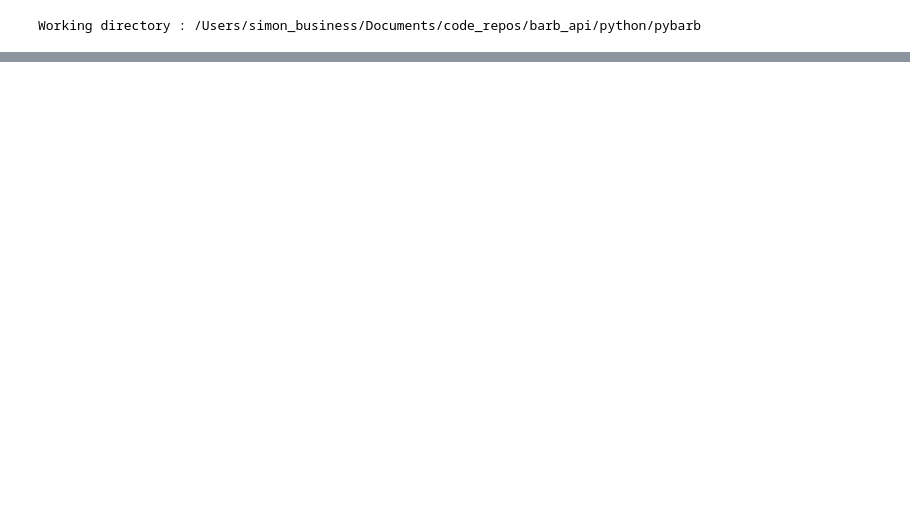
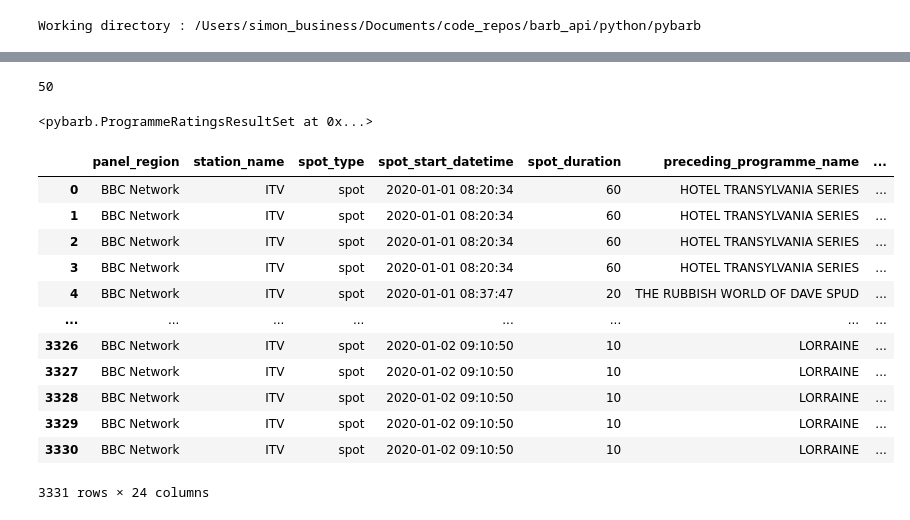
Before and after one commit to khaledserafy/pybarb, a Jupyter notebook: python/pybarb/testing.ipynb, the cells around one changed output, grey strips where cells are left out. Drawn from its saved outputs; the diff is of its cells as text; code cells hidden in the pictures; blank space fills up the shorter version.

```diff
--- a/python/pybarb/testing.ipynb
+++ b/python/pybarb/testing.ipynb
@@ -15,7 +13,5 @@ Working directory : /Users/simon_business/Documents/code_repos/barb_api/python/p
 # %%
 with open("/Users/simon_business/Documents/disposable/clients/BARB/creds.json") as file:
     creds = json.loads(file.read())
-test = pb.BarbAPI(creds)
-test.connect()
-r = test.query("panels")
-r.text
+barb_api = pb.BarbAPI(creds)
+barb_api.connect()
@@ -23,0 +44,26 @@ r.text
+# %%
+barb_api.get_panel_code("bbc network")
+# %% [output]
+50
+# %%
+barb_api.programme_ratings("2020-01-01", "2020-01-03", station="BBC1", panel="bbc network", consolidated=True, limit=5000)
+# %% [output]
+<pybarb.ProgrammeRatingsResultSet at 0x...>
+# %%
+barb_api.advertising_spots("2020-01-01", "2020-01-02",
+                           station="ITV1", panel="bbc network",
+                           consolidated=True, limit=5000).to_dataframe()
+# %% [output]
+|  | panel_region | station_name | spot_type | spot_start_datetime | spot_duration | preceding_programme_name | ... |
+| 0 | BBC Network | ITV | spot | 2020-01-01 08:20:34 | 60 | HOTEL TRANSYLVANIA SERIES | ... |
+| 1 | BBC Network | ITV | spot | 2020-01-01 08:20:34 | 60 | HOTEL TRANSYLVANIA SERIES | ... |
+| 2 | BBC Network | ITV | spot | 2020-01-01 08:20:34 | 60 | HOTEL TRANSYLVANIA SERIES | ... |
+| 3 | BBC Network | ITV | spot | 2020-01-01 08:20:34 | 60 | HOTEL TRANSYLVANIA SERIES | ... |
+| 4 | BBC Network | ITV | spot | 2020-01-01 08:37:47 | 20 | THE RUBBISH WORLD OF DAVE SPUD | ... |
+| ... | ... | ... | ... | ... | ... | ... | ... |
+| 3326 | BBC Network | ITV | spot | 2020-01-02 09:10:50 | 10 | LORRAINE | ... |
+| 3327 | BBC Network | ITV | spot | 2020-01-02 09:10:50 | 10 | LORRAINE | ... |
+| 3328 | BBC Network | ITV | spot | 2020-01-02 09:10:50 | 10 | LORRAINE | ... |
+| 3329 | BBC Network | ITV | spot | 2020-01-02 09:10:50 | 10 | LORRAINE | ... |
+| 3330 | BBC Network | ITV | spot | 2020-01-02 09:10:50 | 10 | LORRAINE | ... |
+3331 rows × 24 columns
```
Also changed, not shown: parts of 12 cells of this notebook, 3 other files.
